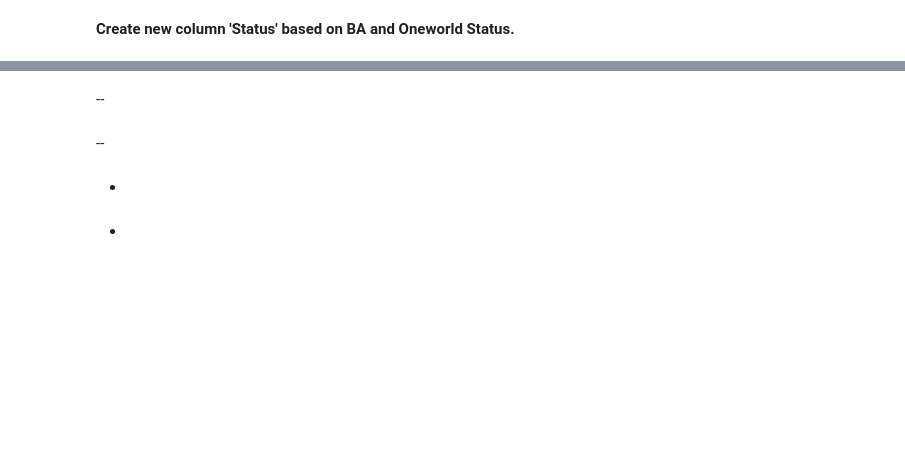
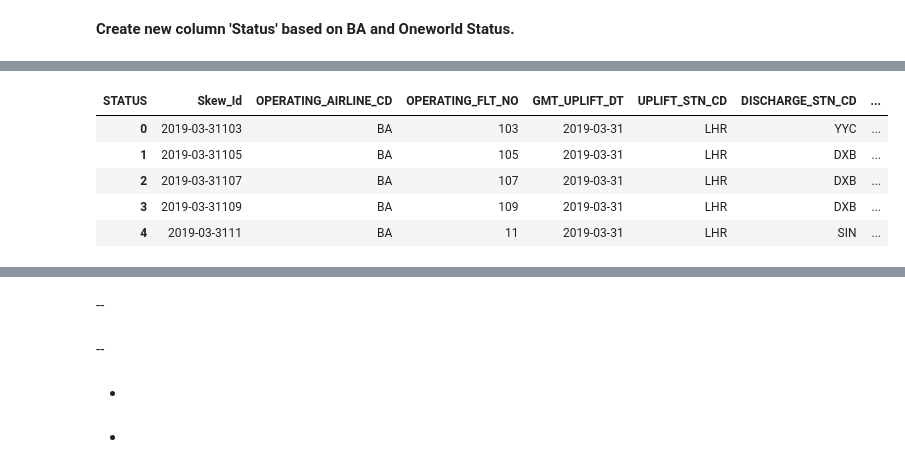
Before and after one commit to IanMaHKG-BA/Hackathon_Team_1, a Jupyter notebook: lounges_gold_standard_Jamie.ipynb, the cells around one changed output, grey strips where cells are left out. Cells and saved outputs as stored; diff of their text form; code cells hidden in the pictures; blank space fills up the shorter version.

Commit message:
Complete pivot table dataset with status. Jamie's final version of dataset production. More scope for data analysis within notebook at end.

```diff
--- a/lounges_gold_standard_Jamie.ipynb
+++ b/lounges_gold_standard_Jamie.ipynb
@@ -481,9 +482,11 @@ headers_and_first_row(df_lounge_elig_flight_info_country_acft_typ)
 
 df_final = df_lounge_elig_flight_info_country_acft_typ.copy()
 
-to_drop = ['GMT_PLND_DEP_TS','GMT_ACT_DEP_TS','OPG_ALN_CD','OPG_FLT_NO','ACT_DEP_STN_CD','PLND_ARR_STN_CD','ACT_ARR_STN_CD','GMT_UPLIFT_DT','ROUTE_x',
+to_drop = ['GMT_PLND_DEP_TS','GMT_ACT_DEP_TS','OPG_ALN_CD','OPG_FLT_NO','ACT_DEP_STN_CD','PLND_ARR_STN_CD','ACT_ARR_STN_CD','ROUTE_x',
           'GMT_PLND_DEP_DT','ROUTE_y','DEP_STN_CD','ARR_STN_CD']
 
 df_final = df_final.drop(columns = to_drop,)
+df_final['GMT_UPLIFT_YR'] = [dts.year for dts in df_final['GMT_UPLIFT_DT']]
 
+print(df_final.shape)
 df_final.head(5)
@@ -759,8 +885,15 @@ df_final_status.head(5)
 # %%
 df_final_col_list = list(df_final.columns)
 pivot_table_drop = ['BA_PAX_TIER','ONEWORLD_TIER','Lounge_eligibility_tier','pax','BOOKED_CABIN_CD','TRAVEL_CABIN_CD','STATUS']
 
-pivot_df_final_status_only = pd.pivot_table(df_final_status, values='pax', index=list(df_final_status.drop(pivot_table_drop,axis=1).columns),
-                                columns='STATUS',aggfunc='sum',fill_value='NA').reset_index()
-pivot_df_final_status_only.rename(columns={'None':'None_OW'},inplace=True)
-pivot_df_final_status_only.head(5)
+pivot_df_final_status_OW = pd.pivot_table(df_final_status, values='pax', index=list(df_final_status.drop(pivot_table_drop,axis=1).columns),
+                                columns='STATUS',aggfunc='sum',fill_value=0).reset_index()
+pivot_df_final_status_OW.rename(columns={'None':'None_OW'},inplace=True)
+pivot_df_final_status_OW.head(5)
+# %% [output]
+| STATUS | Skew_Id | OPERATING_AIRLINE_CD | OPERATING_FLT_NO | GMT_UPLIFT_DT | UPLIFT_STN_CD | DISCHARGE_STN_CD | ... |
+| 0 | 2019-03-31103 | BA | 103 | 2019-03-31 | LHR | YYC | ... |
+| 1 | 2019-03-31105 | BA | 105 | 2019-03-31 | LHR | DXB | ... |
+| 2 | 2019-03-31107 | BA | 107 | 2019-03-31 | LHR | DXB | ... |
+| 3 | 2019-03-31109 | BA | 109 | 2019-03-31 | LHR | DXB | ... |
+| 4 | 2019-03-3111 | BA | 11 | 2019-03-31 | LHR | SIN | ... |
```
Also changed, not shown: parts of 34 cells of this notebook.
